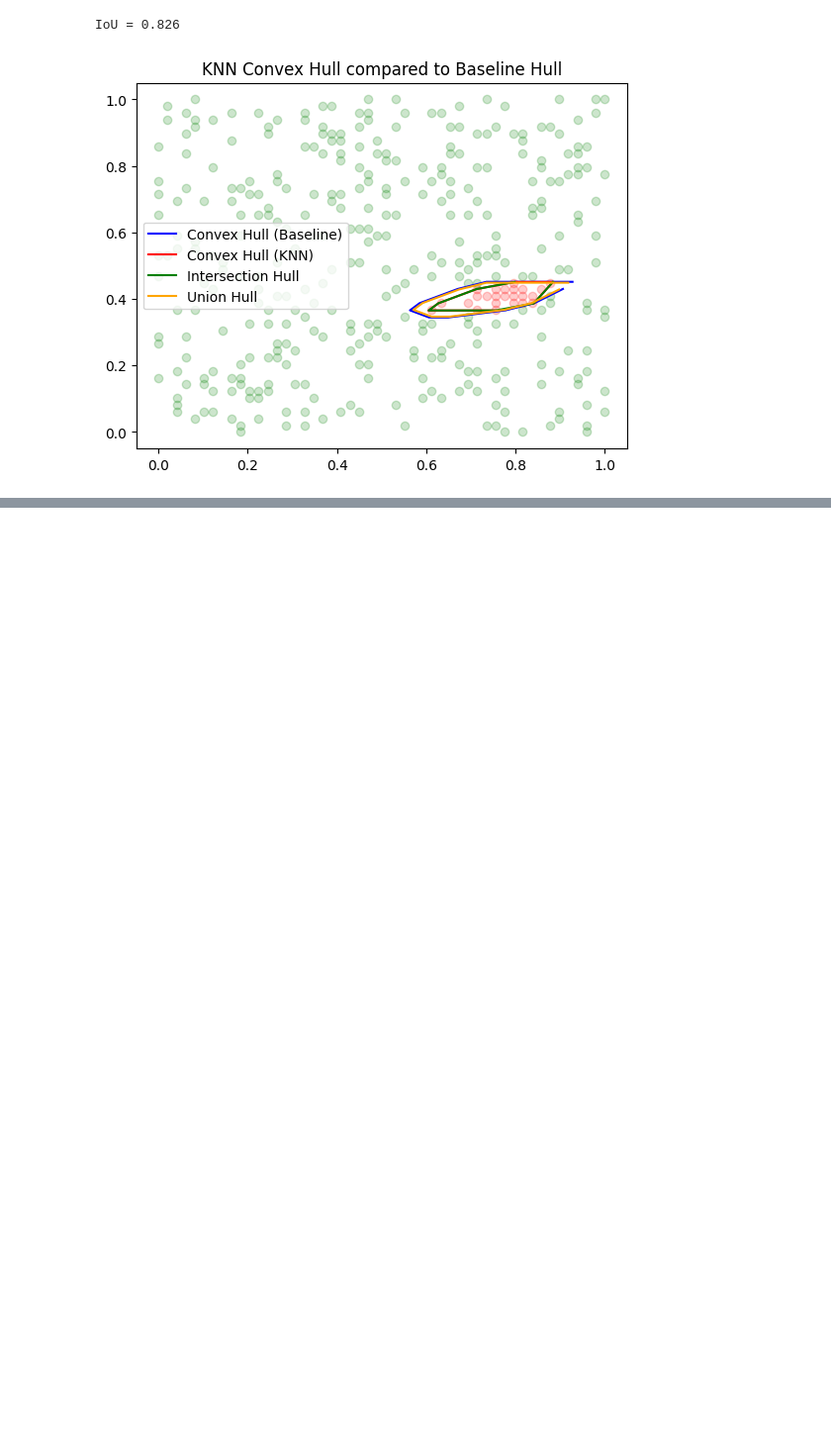
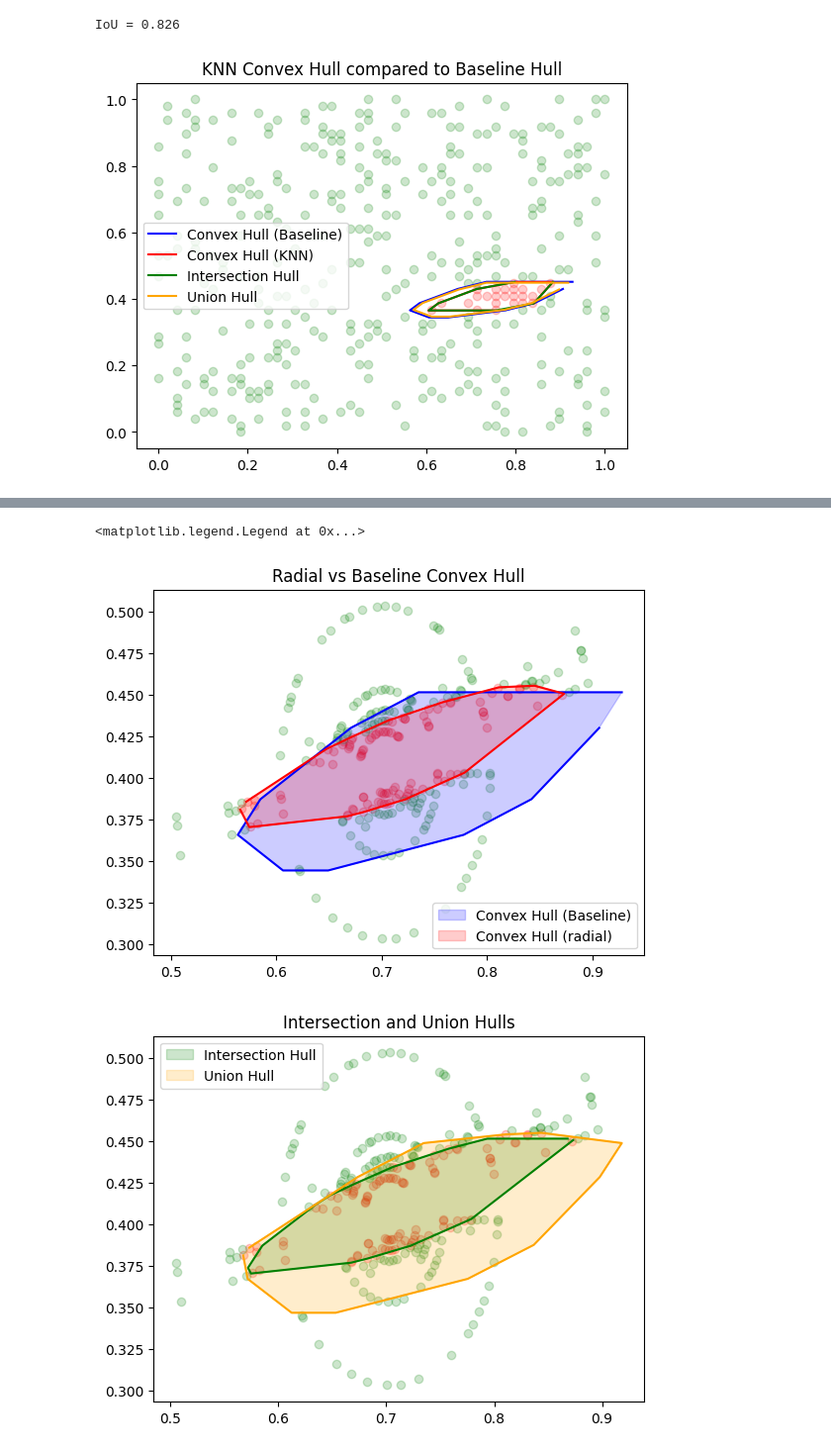
Before and after one commit to Muckthebuck/Learning-Dynamic-Systems, a Jupyter notebook: search/notebooks/search_benchmarking.ipynb, the cells around one changed output, grey strips where cells are left out. Shown at 99% size. Cells and saved outputs as stored; diff of their text form; code cells hidden in the pictures; blank space fills up the shorter version.

Commit message:
Add Radial benchmark and IoU plot

```diff
--- a/search/notebooks/search_benchmarking.ipynb
+++ b/search/notebooks/search_benchmarking.ipynb
@@ -258,0 +361,33 @@ IoU = 0.826
+# %%
+# Hull Comparison
+plt.figure()
+if len(radial_ins):
+    plt.scatter(radial_ins[:, 0], radial_ins[:, 1], color='red', alpha=0.2)
+if len(radial_outs):
+    plt.scatter(radial_outs[:, 0], radial_outs[:, 1], color='green', alpha=0.2)
+plt.fill(baseline_expanded[:,0], baseline_expanded[:,1], color='blue', label="Convex Hull (Baseline)", alpha=0.2)
+plt.plot(baseline_expanded[:,0], baseline_expanded[:,1], color='blue')
+plt.fill(radial_expanded_hull[:,0], radial_expanded_hull[:,1], color='red', label="Convex Hull (Radial)", alpha=0.2)
+plt.plot(radial_expanded_hull[:,0], radial_expanded_hull[:,1], color='red')
+plt.title("Radial vs Baseline Convex Hull")
+plt.savefig("figures/radial_baseline_hull.png")
+plt.legend()
+
+
+
+plt.figure()
+if len(radial_ins):
+    plt.scatter(radial_ins[:, 0], radial_ins[:, 1], color='red', alpha=0.2)
+if len(radial_outs):
+    plt.scatter(radial_outs[:, 0], radial_outs[:, 1], color='green', alpha=0.2)
+plt.fill(radial_intersection[:,0], radial_intersection[:,1], color='green', label="Intersection Hull", alpha=0.2)
+plt.plot(radial_intersection[:,0], radial_intersection[:,1], color='green')
+plt.fill(union_points[:,0], union_points[:,1], color='orange', label="Union Hull", alpha=0.2)
+plt.plot(union_points[:,0], union_points[:,1], color='orange')
+plt.title("Intersection and Union Hulls")
+plt.savefig("figures/radial_baseline_iou.png")
+plt.legend()
+# %% [output]
+<matplotlib.legend.Legend at 0x...>
+[figure, added]
+[figure, added]
```
Also changed, not shown: parts of 1 cell of this notebook.
